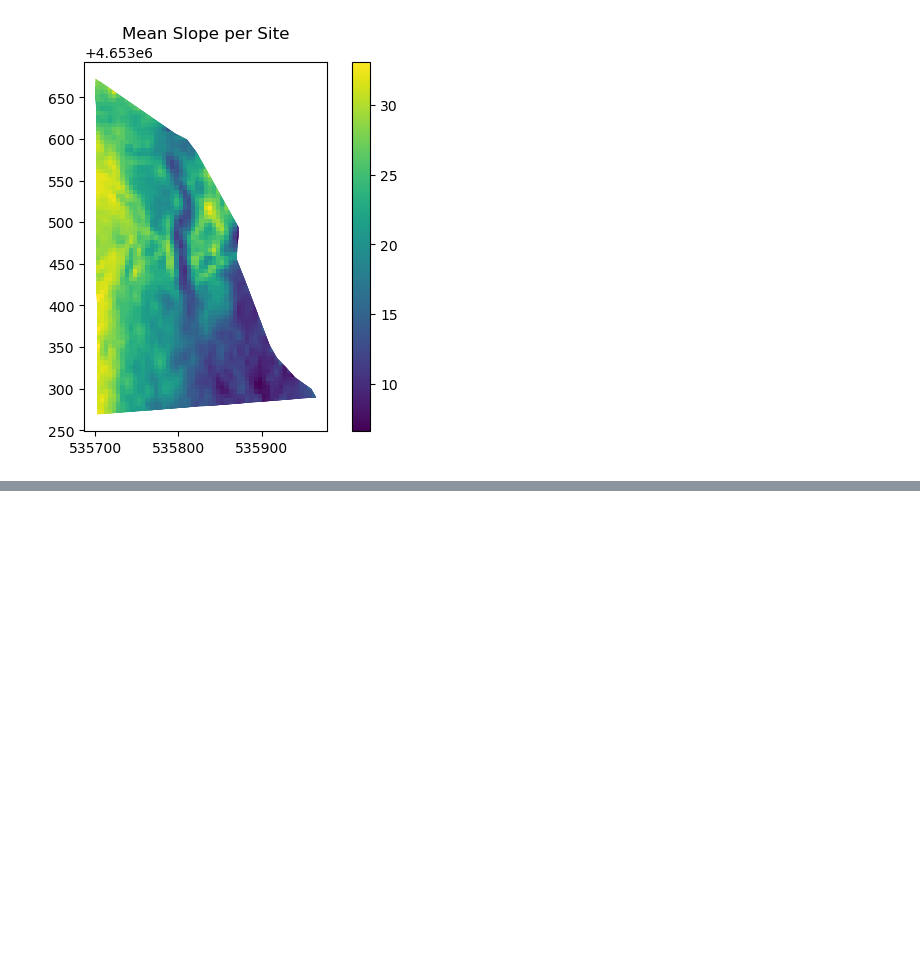
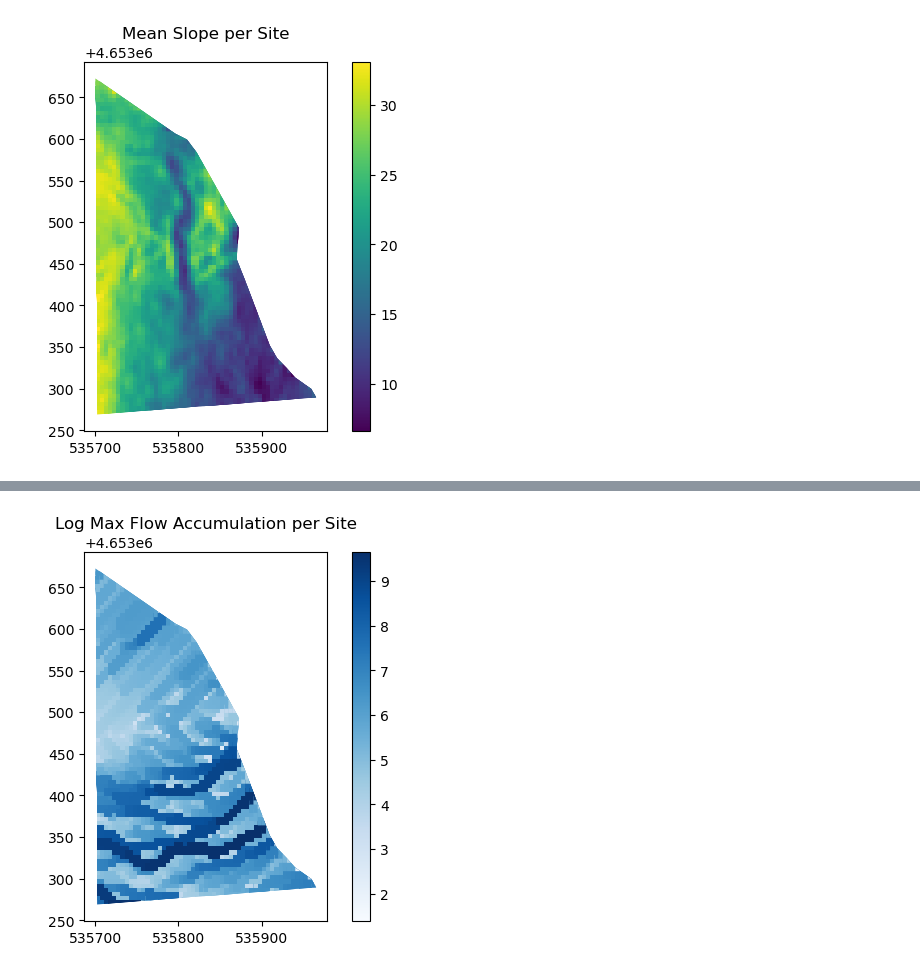
Before and after one commit to koltonrogers15-hub/Cabin_Site_suitability_Analysis, a Jupyter notebook: cabinsite.ipynb, the cells around one changed output, grey strips where cells are left out. Cells and saved outputs as stored; diff of their text form; code cells hidden in the pictures; blank space fills up the shorter version.

```diff
--- a/cabinsite.ipynb
+++ b/cabinsite.ipynb
@@ -282,0 +453,23 @@ plt.show()
+# %%
+from rasterstats import zonal_stats
+import numpy as np
+
+stats = zonal_stats(grid, "parcel_flow_acc_clipped.tif", stats="max")
+grid["max_flow"] = [s["max"] for s in stats]
+grid["log_max_flow"] = np.log1p(grid["max_flow"])
+# %%
+import matplotlib.pyplot as plt
+
+fig, ax = plt.subplots()
+
+grid.plot(
+    column="log_max_flow",
+    cmap="Blues",
+    legend=True,
+    ax=ax
+)
+
+ax.set_title("Log Max Flow Accumulation per Site")
+plt.show()
+# %% [output]
+[figure, added]
```
Also changed, not shown: parts of 7 cells of this notebook, 4 other files.
